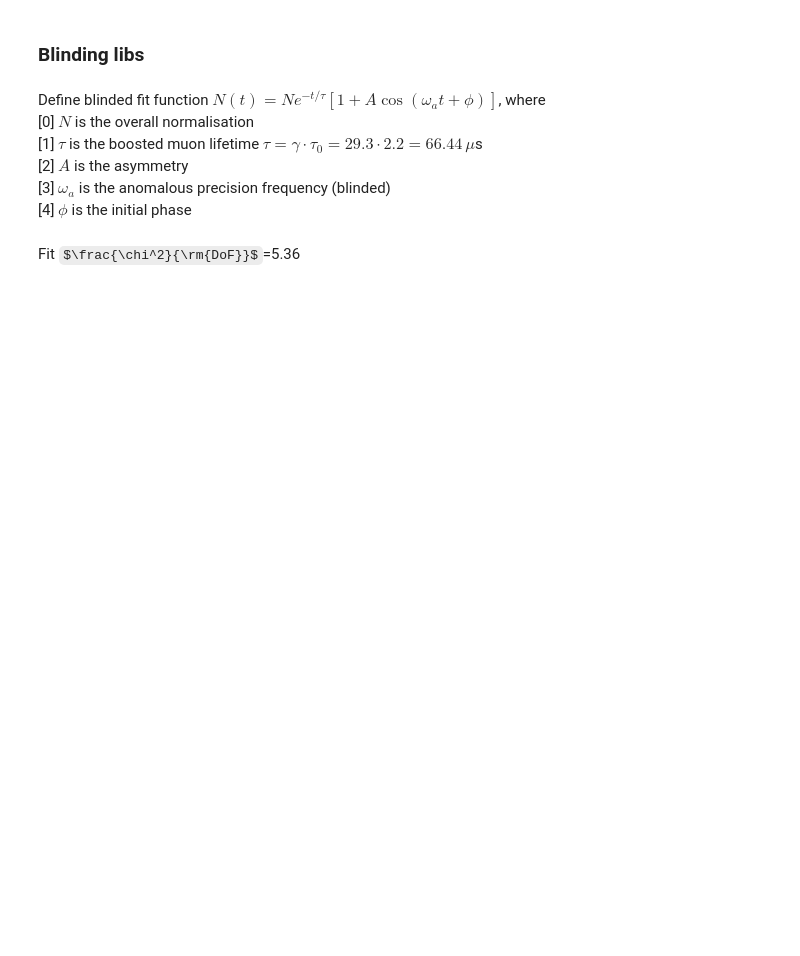
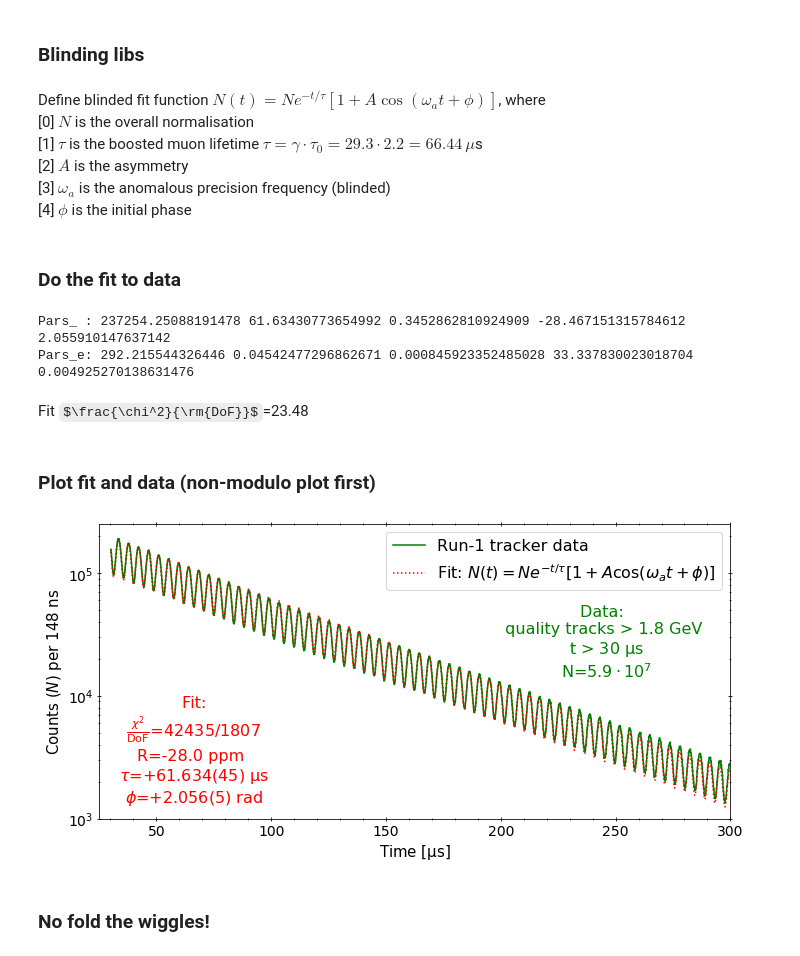
Before and after one commit to glukicov/EDMTracking, a Jupyter notebook: Wiggle.ipynb, the cells around one changed output. Saved outputs shown, nothing was run; the diff lists cells and outputs as text; code cells hidden in the pictures; some formulas as TeX source; blank space fills up the shorter version.

Commit message:
Modulo fits

```diff
--- a/Wiggle.ipynb
+++ b/Wiggle.ipynb
@@ -13,20 +15,22 @@ counts, edges = hist_data[0], hist_data[1] # len(edges) = len(counts) + 1
 # %%
+t_min=30 # us
+t_max=300 # us
+t_mod = 100 # us; fold plot every 100 us
+
 N=int(np.sum(counts))
 print(N, "enties in", len(counts), "bins")
 
-t_mod = 100 # us; fold plot every 100 us
+
 binW=edges[1] - edges[0] # us; bin wdith (~150ns)
 i_t_mod=int(t_mod/binW) # the index at ~100 us
 
 #remove data before scraping and after large times
-t_min=30 # us ;
 edges_filter=edges[edges>=t_min] #remove all times less than t_min
 ind_fil=np.nonzero(edges>=t_min)[0][0] # find the first index
 counts_filter=counts[ind_fil:] # slice for counts with the index
 N=int(np.sum(counts_filter)) # count new data
 print(N, "enties in", len(counts_filter), "bins after filtering with t>=",t_min, "μs")
-
-t_max=120 # us
+# for t_max:
 edges_filter=edges_filter[edges_filter<=t_max] #remove all times greater than t_max
 ind_fil=np.nonzero(edges_filter<=t_max)[0][-1] # find the last index
 counts_filter=counts_filter[0:ind_fil] # slice for counts with the index
@@ -35,6 +39,8 @@ print(N, "enties in", len(counts_filter), "bins after filtering with t<=",t_max,
 
 #form array of bin centres
 binC=np.linspace(edges_filter[0]+binW/2, edges_filter[-1]-binW/2, len(counts_filter))
+# for the purpose of plotting and fitting:
+x,y=binC, counts_filter
 # %% [output]
 101968592 enties in 6000 bins
 60195844 enties in 5798 bins after filtering with t>= 30 μs
@@ -67,20 +73,72 @@ def blinded_wiggle_function(x, *pars):
     omega = getBlinded.paramToFreq(R)
 
     return norm * np.exp(-time/life) * (1 + asym*np.cos(omega*time + phi))
+# %% [markdown]
+### Do the fit to data
 # %%
 from scipy import optimize, stats
 sys.path.append('CommonUtils/') # https://github.com/glukicov/EDMTracking/tree/master/CommonUtils
 import CommonUtils as cu
 
-y_err = np.sqrt(y)
-p0=(2.0e+05, 64.4, 0.4 ,0.0, 0.0) # starting pars
+y_err = np.sqrt(y) # sigma =sqrt(N)
+p0=(1e+05, 64.4, 1.0, 1.0, 1.0) # starting pars (1.0 = default)
 
 #function, X, Y, [starting par]
 # Levenberg-Marquardt algorithm as implemented in MINPACK
 par, pcov = optimize.curve_fit(f=blinded_wiggle_function, xdata=x, ydata=y, sigma=y_err, p0=p0, absolute_sigma=False, method='lm')
 par_e = np.sqrt(np.diag(pcov))
-chi2_ndf=cu.chi2_ndf(x, y, y_err, blinded_wiggle_function, par)
+print("Pars_ :", *par)
+print("Pars_e:",*par_e)
+chi2_ndf, chi2, ndf=cu.chi2_ndf(x, y, y_err, blinded_wiggle_function, par)
 Latex( r"Fit $\frac{\chi^2}{\rm{DoF}}$="+str(round(chi2_ndf,2)) )
 # %% [output]
+Pars_ : 237254.25088191478 61.63430773654992 0.3452862810924909 -28.467151315784612 2.055910147637142
+Pars_e: 292.215544326446 0.04542477296862671 0.000845923352485028 33.337830023018704 0.004925270138631476
-Fit $\frac{\chi^2}{\rm{DoF}}$=5.36
+Fit $\frac{\chi^2}{\rm{DoF}}$=23.48
+# %% [markdown]
+###  Plot fit and data (non-modulo plot first)
+# %%
+import matplotlib.pyplot as plt
+font_size=15
+
+fig, ax = plt.subplots(figsize=(10, 5))
+
+#plot data as step-hist. and the fit function
+ax.step(x=x, y=y, where="post", color="g", label="Run-1 tracker data")
+ax.plot(x, blinded_wiggle_function( x, *par) , color="red", label=r'Fit: $N(t)=Ne^{-t/\tau}[1+A\cos(\omega_at+\phi)]$', linestyle=":")
+
+#log the y and set axis scales
+plt.yscale("log")
+ax.set_ylim(1e3, 2.5e5)
+ax.set_xlim(25, t_mod*3)
+
+#Put legend and pars values
+N_str=cu.sci_notation(N)
+cu.textL(ax, 0.8, 0.6, "Data: \n quality tracks > 1.8 GeV \n t > 30"+r" $\rm{\mu}$s"+"\n N="+N_str, font_size=font_size+1,  weight="normal")
+# deal with fitted parameters (to display nicely)
+parNames=[r"$\tau$", r"$\phi$"]
+units=[r"$\rm{\mu}$s", "rad"]
+prec=3 # set custom precision
+legned_par=r"$\frac{\chi^2}{\rm{DoF}}$="+str(int(chi2))+"/"+str(int(ndf))+"\nR="+str(round(par[3]))+" ppm \n"
+legned_par=cu.legend_par(legned_par,  parNames, (par[1], par[4]), (par_e[1], par_e[4]), units, prec=prec)
+cu.textL(ax, 0.15, 0.2, "Fit:\n"+legned_par, font_size=font_size+1, color="red", weight="normal")
+
+
+#axis labels and ticks
+plt.ylabel(r"Counts ($N$) per "+str(int(binW*1e3))+" ns", fontsize=font_size)
+plt.xlabel(r"Time [$\mathrm{\mu}$s]", fontsize=font_size)
+ax.tick_params(axis='x', which='both', bottom=True, top=True, direction='inout')
+ax.tick_params(axis='y', which='both', left=True, right=True, direction='inout')
+ax.minorticks_on()
+plt.xticks(fontsize=font_size-1)
+plt.yticks(fontsize=font_size-1)
+
+#save  fig
+plt.tight_layout()
+plt.legend(fontsize=font_size+1)
+plt.savefig("fig/wiggle.png", dpi=300)
+# %% [output]
+[figure, added]
+# %% [markdown]
+### No fold the wiggles!
 # %%
```
Also changed, not shown: parts of 5 cells of this notebook, 2 other files.
